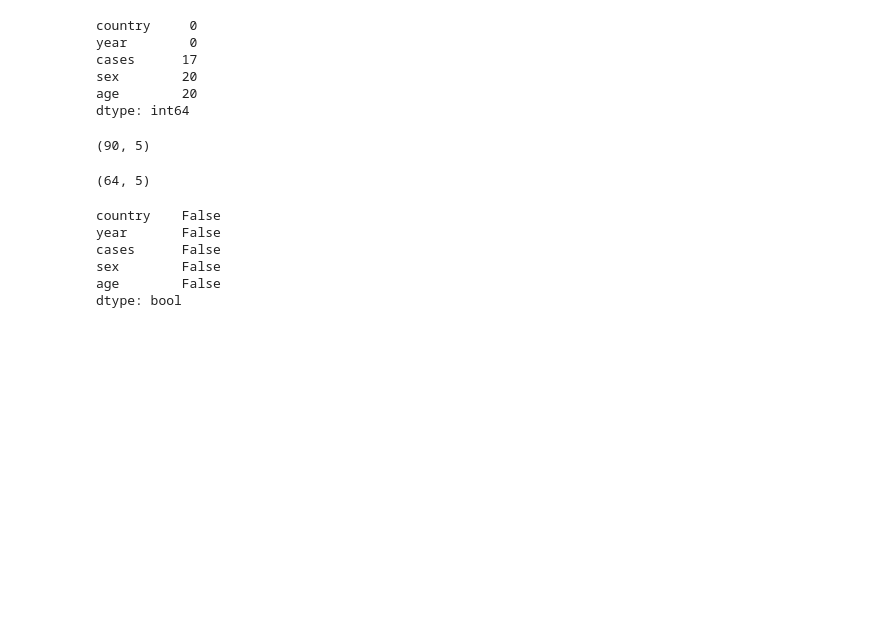
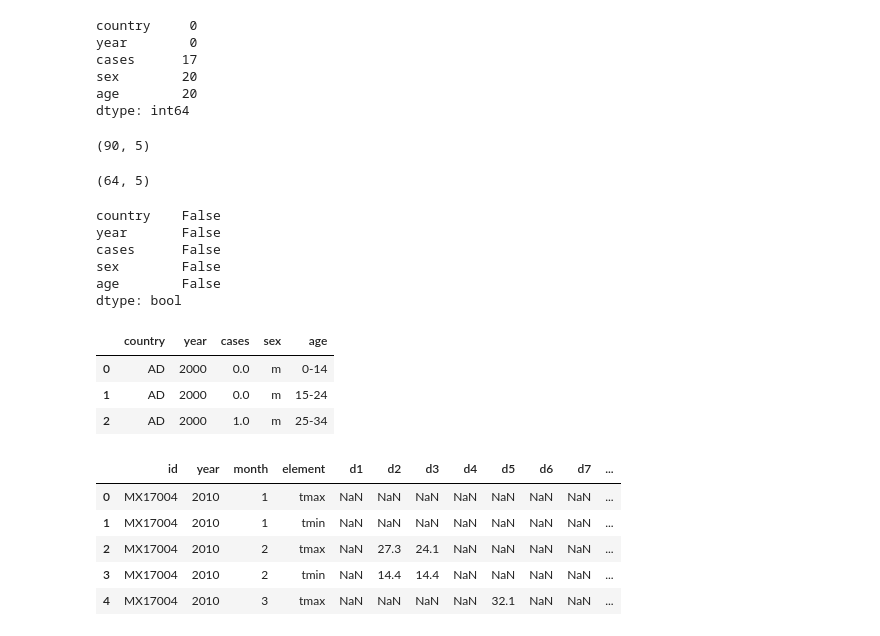
Before and after one commit to joeelorm/Data_Science, a Jupyter notebook: Data Cleaninig/Tidy Data.ipynb, the cells around one changed output. Saved outputs shown, nothing was run; the diff lists cells and outputs as text; code cells hidden in the pictures; blank space fills up the shorter version.

Commit message:
Tidy Data

```diff
--- a/Data Cleaninig/Tidy Data.ipynb
+++ b/Data Cleaninig/Tidy Data.ipynb
@@ -259,3 +259,22 @@ cases      False
 sex        False
 age        False
 dtype: bool
+# %%
+#Sorting the dataframes by 'country', 'year', 'sex', 'age'
+tidy_data = tidy_data.sort_values(ascending = True, by = ["country", "year", "sex", "age"], ignore_index = True)
+tidy_data.head(3)
+# %% [output]
+|  | country | year | cases | sex | age |
+| 0 | AD | 2000 | 0.0 | m | 0-14 |
+| 1 | AD | 2000 | 0.0 | m | 15-24 |
+| 2 | AD | 2000 | 1.0 | m | 25-34 |
+# %%
+df = pd.read_csv('Datasets_1/weather-raw.csv')
+df.head()
+# %% [output]
+|  | id | year | month | element | d1 | d2 | d3 | d4 | d5 | d6 | d7 | ... |
+| 0 | MX17004 | 2010 | 1 | tmax | NaN | NaN | NaN | NaN | NaN | NaN | NaN | ... |
+| 1 | MX17004 | 2010 | 1 | tmin | NaN | NaN | NaN | NaN | NaN | NaN | NaN | ... |
+| 2 | MX17004 | 2010 | 2 | tmax | NaN | 27.3 | 24.1 | NaN | NaN | NaN | NaN | ... |
+| 3 | MX17004 | 2010 | 2 | tmin | NaN | 14.4 | 14.4 | NaN | NaN | NaN | NaN | ... |
+| 4 | MX17004 | 2010 | 3 | tmax | NaN | NaN | NaN | NaN | 32.1 | NaN | NaN | ... |
```
Also changed, not shown: parts of 2 cells of this notebook.
